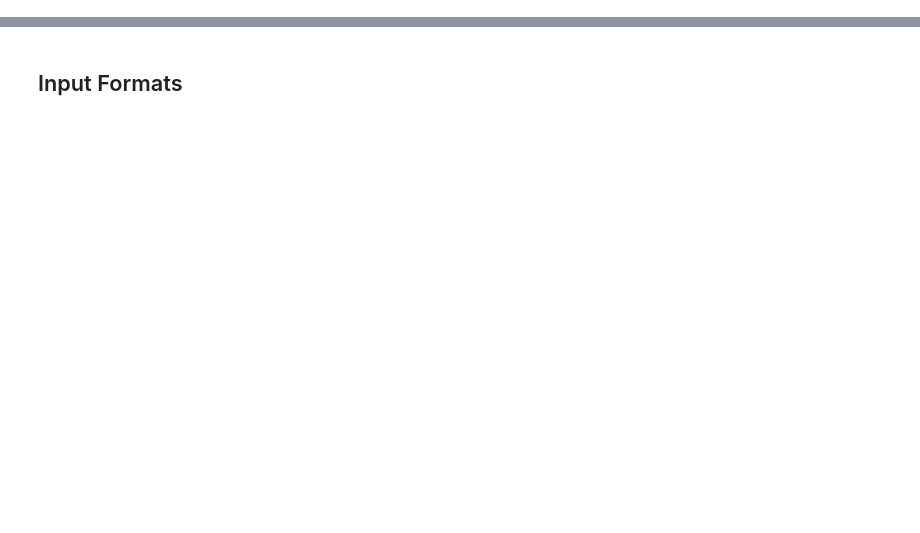
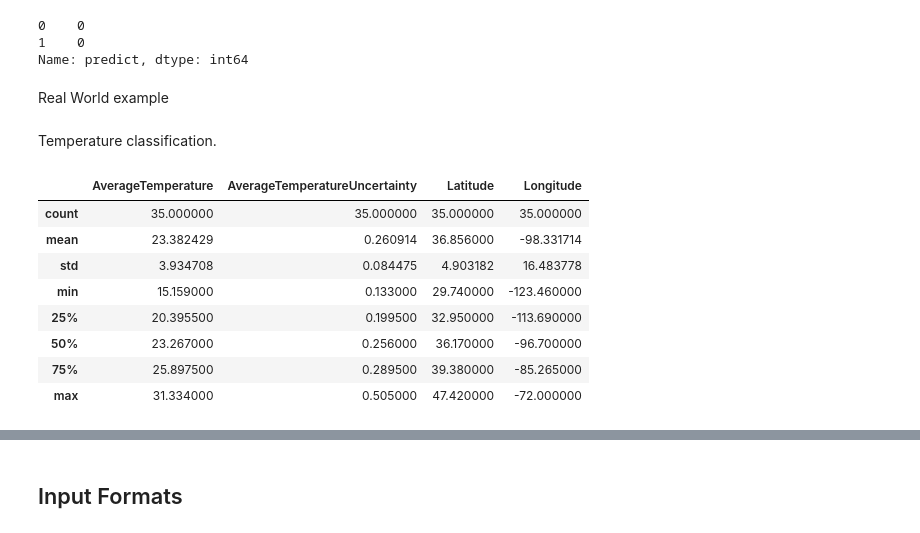
Before and after one commit to srush/BT-AI, a Jupyter notebook: notebooks/module4.notebook.ipynb, the cells around one changed output, grey strips where cells are left out. Cells and saved outputs as stored; diff of their text form; code cells hidden in the pictures; blank space fills up the shorter version.

```diff
--- a/notebooks/module4.notebook.ipynb
+++ b/notebooks/module4.notebook.ipynb
@@ -4,0 +156,31 @@ import sklearn
+# %%
+df_test["class"]
+df_test["predict"]
+# %% [output]
+0    0
+1    0
+Name: predict, dtype: int64
+# %% [markdown]
+Real World example
+# %% [markdown]
+Temperature classification.
+# %%
+df = pd.read_csv("data/Temperatures.csv", index_col=0, parse_dates=[1])
+# %%
+check = ((df["Country"] == "United States") &
+         (df["dt"].dt.year == 1950) &
+         (df["dt"].dt.month == 7) )
+df2 = df.loc[check]
+# %%
+out = df2.describe()
+out
+# %% [output]
+|  | AverageTemperature | AverageTemperatureUncertainty | Latitude | Longitude |
+| count | 35.000000 | 35.000000 | 35.000000 | 35.000000 |
+| mean | 23.382429 | 0.260914 | 36.856000 | -98.331714 |
+| std | 3.934708 | 0.084475 | 4.903182 | 16.483778 |
+| min | 15.159000 | 0.133000 | 29.740000 | -123.460000 |
+| 25% | 20.395500 | 0.199500 | 32.950000 | -113.690000 |
+| 50% | 23.267000 | 0.256000 | 36.170000 | -96.700000 |
+| 75% | 25.897500 | 0.289500 | 39.380000 | -85.265000 |
+| max | 31.334000 | 0.505000 | 47.420000 | -72.000000 |
```
Also changed, not shown: parts of 45 cells of this notebook, 4 other files.
